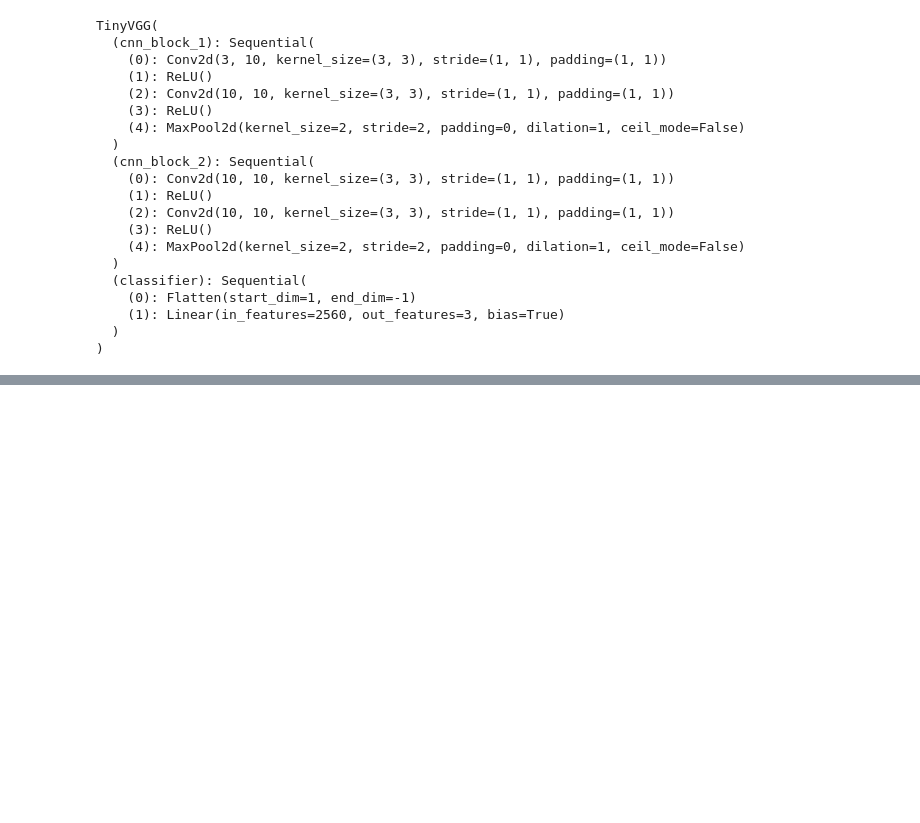
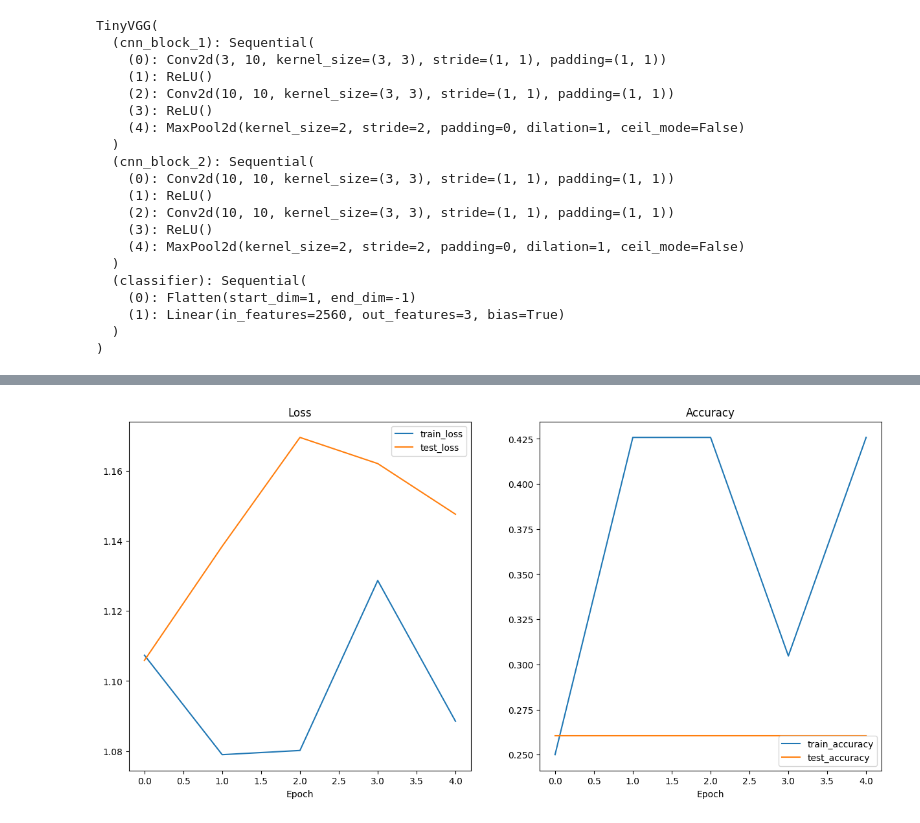
Before and after one commit to christopher192/deep-learning-tensorflow-pytorch, a Jupyter notebook: 04-food-classification-cnn-pytorch.ipynb, the cells around one changed output, grey strips where cells are left out. Saved outputs shown, nothing was run; the diff lists cells and outputs as text; code cells hidden in the pictures; blank space fills up the shorter version.

```diff
--- a/04-food-classification-cnn-pytorch.ipynb
+++ b/04-food-classification-cnn-pytorch.ipynb
@@ -505,0 +728,5 @@ RuntimeError: Failed to run torchinfo. See above stack traces for more details.
+# %%
+augmented_train_data = datasets.ImageFolder(train_path, transform = trivial_augment_train_transform)
+simple_test_data = datasets.ImageFolder(test_path, transform = test_transform)
+
+augmented_train_data, simple_test_data
@@ -505,0 +751,12 @@ RuntimeError: Failed to run torchinfo. See above stack traces for more details.
+# %%
+batch_size = 32
+worker_number = os.cpu_count()
+
+torch.manual_seed(42)
+
+augmented_train_dataloader = DataLoader(augmented_train_data, batch_size = batch_size,
+    shuffle = True, num_workers = worker_number)
+simple_test_dataloader = DataLoader(simple_test_data, batch_size = batch_size,
+    shuffle = False, num_workers = worker_number)
+
+augmented_train_dataloader, simple_test_dataloader
@@ -505,0 +766,6 @@ RuntimeError: Failed to run torchinfo. See above stack traces for more details.
+# %%
+torch.manual_seed(42)
+
+second_model = TinyVGG(input_shape = 3, hidden_unit = 10,
+                  output_shape = len(train_data.classes)).to(device)
+second_model
@@ -505,0 +793,19 @@ RuntimeError: Failed to run torchinfo. See above stack traces for more details.
+# %%
+torch.manual_seed(42)
+# torch.cuda.manual_seed(42)
+
+epoch_number = 5
+
+loss_function = nn.CrossEntropyLoss()
+optimizer = torch.optim.Adam(params = second_model.parameters(), lr = 0.001)
+
+start_time = timer()
+
+second_model_result = start_training(model = second_model,
+        train_dataloader = augmented_train_dataloader, test_dataloader = simple_test_dataloader,
+        optimizer = optimizer, loss_function = loss_function,
+                        epoch_number = epoch_number)
+
+end_time = timer()
+
+print(f"Total training time: {end_time - start_time:.3f} seconds")
@@ -505,0 +819,4 @@ RuntimeError: Failed to run torchinfo. See above stack traces for more details.
+# %%
+plot_loss_curves(second_model_result)
+# %% [output]
+[figure, added]
```
Also changed, not shown: parts of 34 cells of this notebook.
